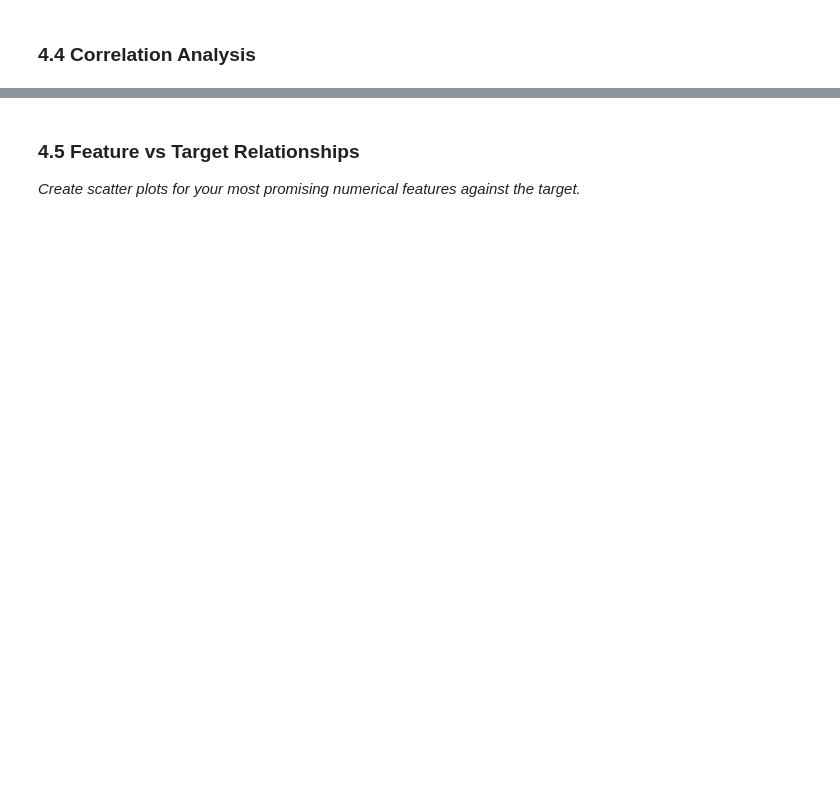
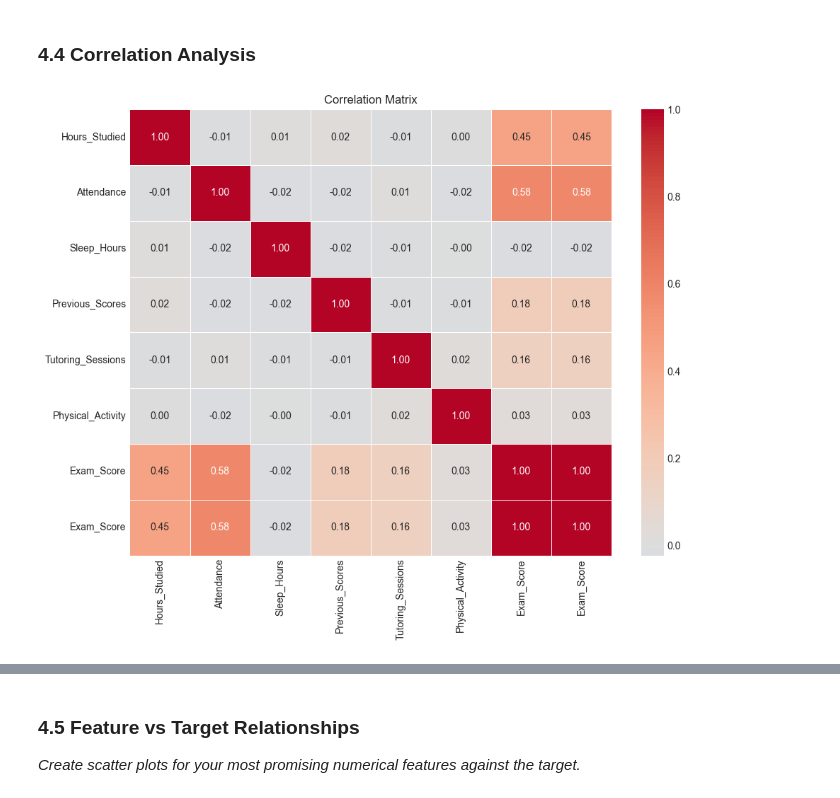
Before and after one commit to groverpe60-Eagle/fsa-aiml-2511-classroom-individual-capstone-2511-individual-capstone-template-1, a Jupyter notebook: notebooks/01_problem_statement_and_eda.ipynb, the cells around one changed output, grey strips where cells are left out. Saved outputs shown, nothing was run; the diff lists cells and outputs as text; code cells hidden in the pictures; blank space fills up the shorter version.

```diff
--- a/notebooks/01_problem_statement_and_eda.ipynb
+++ b/notebooks/01_problem_statement_and_eda.ipynb
@@ -420,9 +420,9 @@ Now proceed to **Section 4** below to continue with your complete EDA, data clea
 # Store result in: numerical_cols
 
 # YOUR CODE HERE:
-numerical_df = df.select_dtypes(include=[np.number])
-numerical_cols = numerical_df.columns.tolist()
-if TARGET in numerical_cols:
-    numerical_cols.remove(TARGET)
-print(f"Numerical features ({len(numerical_cols)}): {numerical_cols}")
+numerical_cols = df.select_dtypes(include=[np.number]).columns.tolist()
+if 'TARGET' in numerical_cols:
+    numerical_cols.remove('TARGET')
+print(f"Count of numerical features: {len(numerical_cols)}")
+print("Numerical features:", numerical_cols)
 # %% [output]
@@ -522,20 +589,30 @@ else:
 # %%
 # TODO: Create and visualize a correlation matrix
 #
 # Steps:
 # 1. Create a list of columns: numerical_cols + [TARGET]
 # 2. Calculate the correlation matrix: df[columns].corr()
 # 3. Create a heatmap using sns.heatmap()
 #
 # Heatmap parameters to use:
 # - annot=True (show numbers)
 # - cmap='coolwarm' (color scheme)
 # - center=0 (center colormap at 0)
 # - fmt='.2f' (2 decimal places)
 #
 # Store the correlation matrix in: correlation_matrix
 
 # YOUR CODE HERE:
+columns = numerical_cols + [TARGET]
+correlation_matrix = df[columns].corr()
+plt.figure(figsize=(10, 8))
+sns.heatmap(correlation_matrix, annot=True, cmap='coolwarm', center=0
+            , fmt='.2f', linewidths=0.5)
+plt.title('Correlation Matrix')
+plt.tight_layout()
+plt.show()
+# %% [output]
+[figure, added]
 # %%
 # TODO: Extract and analyze correlations with the target variable
 #
```
Also changed, not shown: parts of 42 cells of this notebook.
